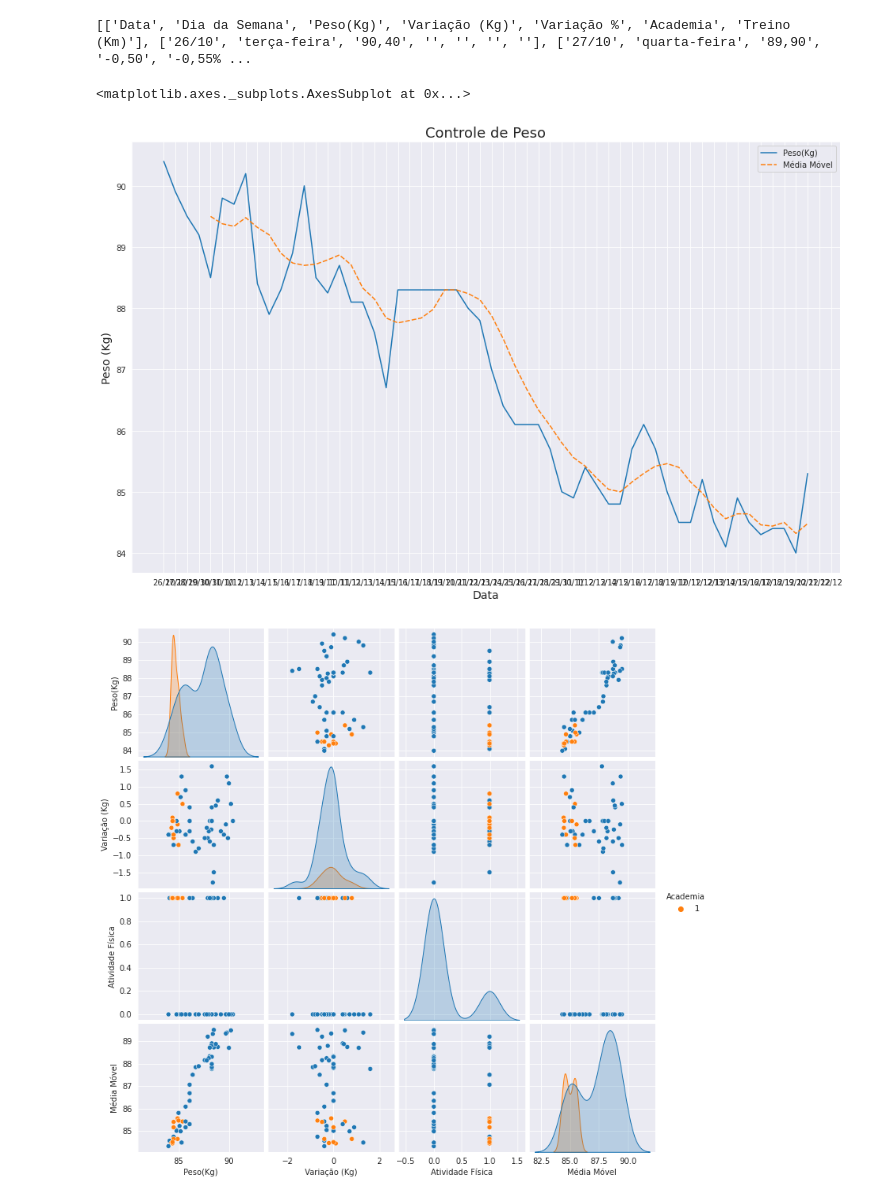
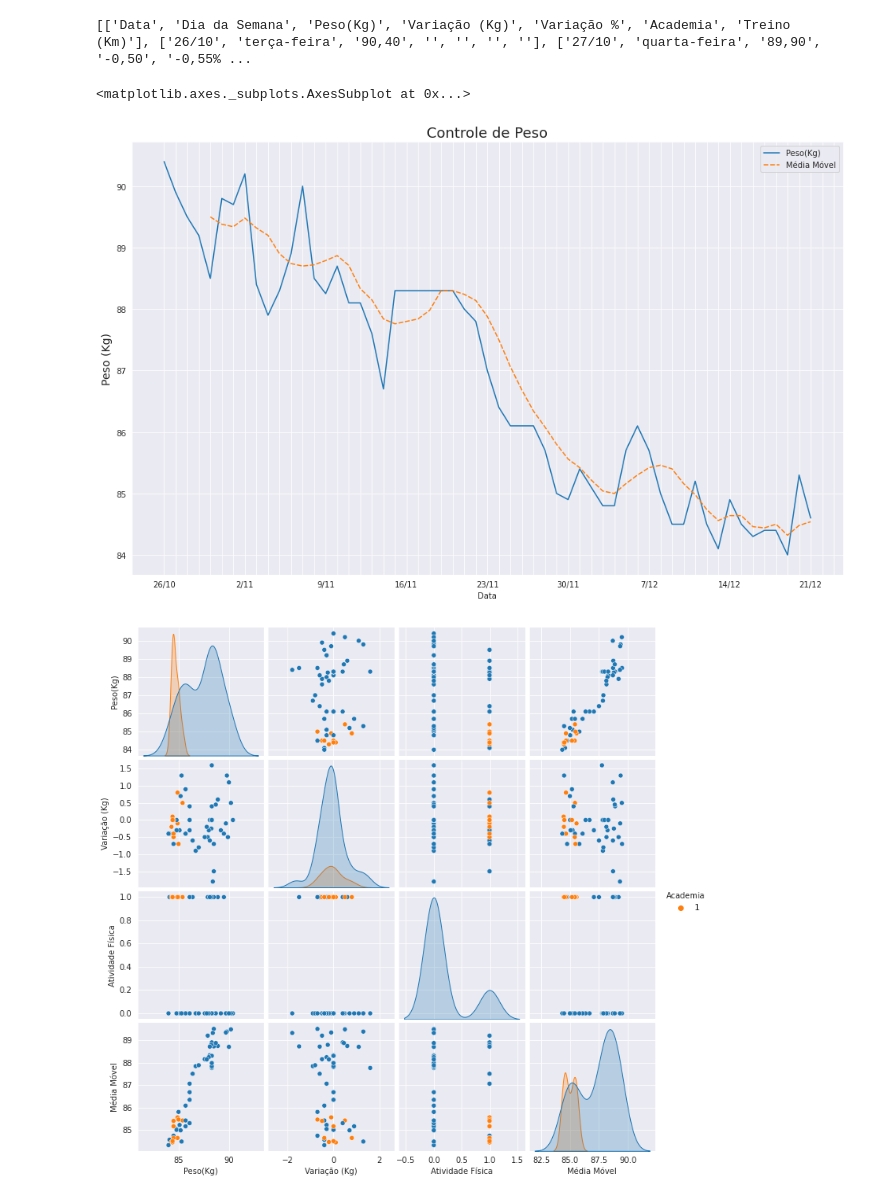
Before and after one commit to erico-bachour/erico-bachour, a Jupyter notebook: Controle_de_Peso.ipynb, the cells around one changed output. Drawn from its saved outputs; the diff is of its cells as text; code cells hidden in the pictures.

```diff
--- a/Controle_de_Peso.ipynb
+++ b/Controle_de_Peso.ipynb
@@ -63,15 +63,19 @@ controle['Média Móvel'] = controle['Peso(Kg)'].rolling(5).mean()
 # %%
 #Controle do Peso com Média Móvel
 
 plt.figure(figsize=(16,10))
 ax1 = sns.lineplot(data=[controle['Peso(Kg)'], controle['Média Móvel']])
 ax1.set_title('Controle de Peso', fontsize=18)
-ax1.set_xlabel('Data', fontsize=14)
+for index, label in enumerate(ax1.get_xticklabels()):
+   if index % 7 == 0:
+      label.set_visible(True)
+   else:
+      label.set_visible(False)
 ax1.set_ylabel('Peso (Kg)', fontsize=14)
 ax1
 # %% [output]
 <matplotlib.axes._subplots.AxesSubplot at 0x...>
-[figure, old version]
+[figure, new version]
 # %%
 #Dispersão das variáveis entre as mesmas, com marcação de ida na Academia no dia anterior
 ax2 = sns.pairplot(data=controle, hue='Academia')
```
Also changed, not shown: parts of 6 cells of this notebook.
